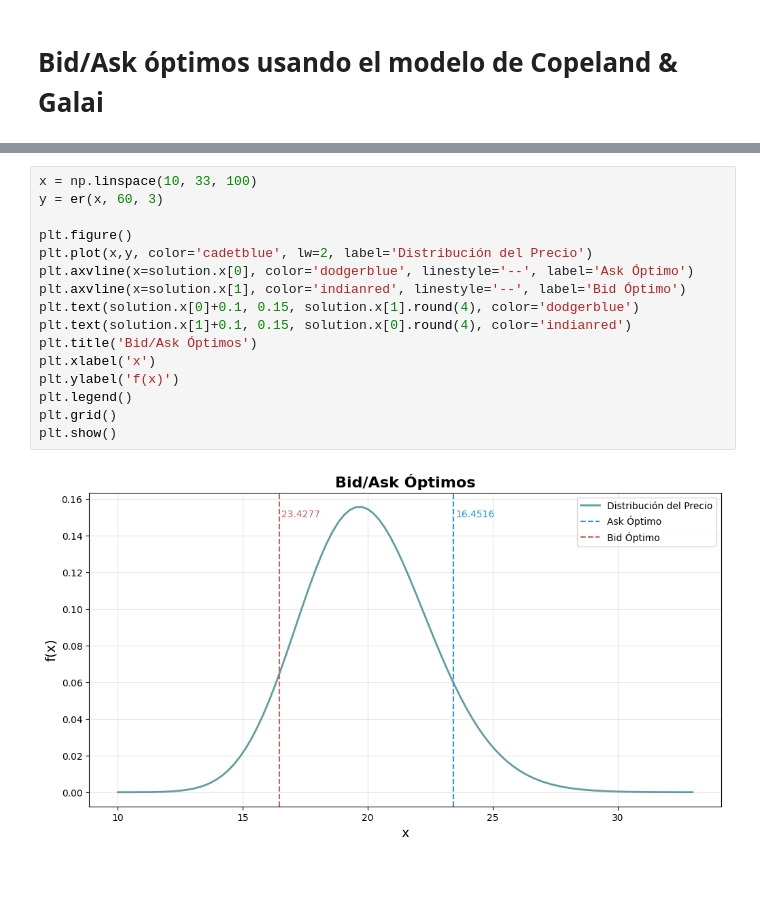
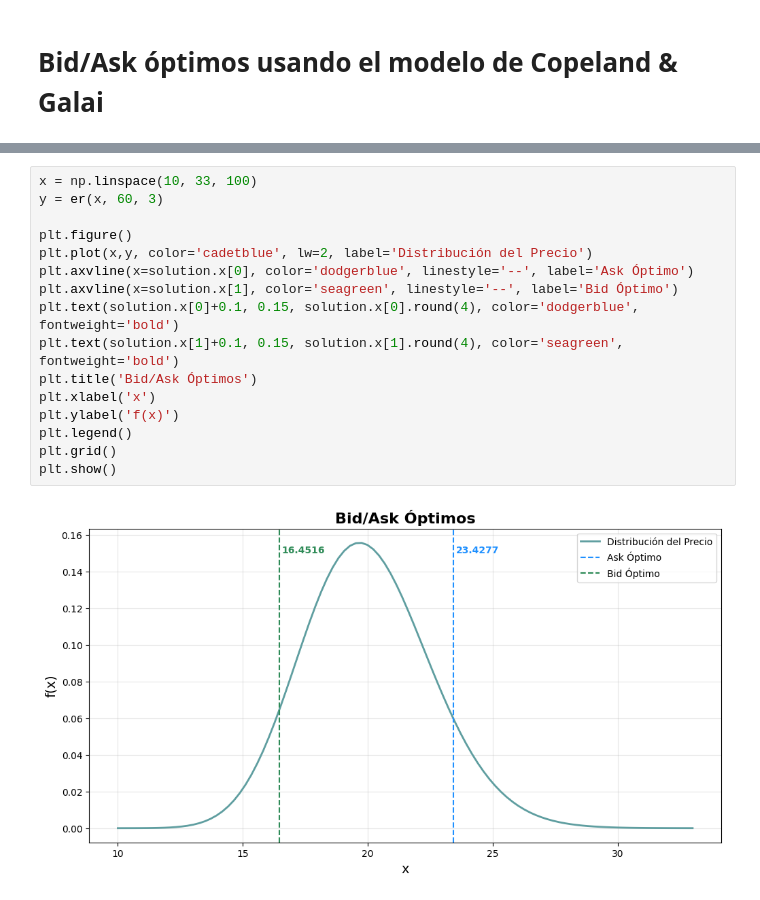
Before and after one commit to luisejdm/Microestructura_y_Sistemas_de_Trading, a Jupyter notebook: Proyectos/001_Microestructure.ipynb, the cells around one changed output, grey strips where cells are left out. Drawn from its saved outputs; the diff is of its cells as text.

```diff
--- a/Proyectos/001_Microestructure.ipynb
+++ b/Proyectos/001_Microestructure.ipynb
@@ -109,18 +107,18 @@ Optimal Ask:  23.4277
 # %%
 x = np.linspace(10, 33, 100)
 y = er(x, 60, 3)
 
 plt.figure()
 plt.plot(x,y, color='cadetblue', lw=2, label='Distribución del Precio')
 plt.axvline(x=solution.x[0], color='dodgerblue', linestyle='--', label='Ask Óptimo')
-plt.axvline(x=solution.x[1], color='indianred', linestyle='--', label='Bid Óptimo')
-plt.text(solution.x[0]+0.1, 0.15, solution.x[1].round(4), color='dodgerblue')
-plt.text(solution.x[1]+0.1, 0.15, solution.x[0].round(4), color='indianred')
+plt.axvline(x=solution.x[1], color='seagreen', linestyle='--', label='Bid Óptimo')
+plt.text(solution.x[0]+0.1, 0.15, solution.x[0].round(4), color='dodgerblue', fontweight='bold')
+plt.text(solution.x[1]+0.1, 0.15, solution.x[1].round(4), color='seagreen', fontweight='bold')
 plt.title('Bid/Ask Óptimos')
 plt.xlabel('x')
 plt.ylabel('f(x)')
 plt.legend()
 plt.grid()
 plt.show()
 # %% [output]
-[figure, old version]
+[figure, new version]
```
Also changed, not shown: parts of 2 cells of this notebook.
